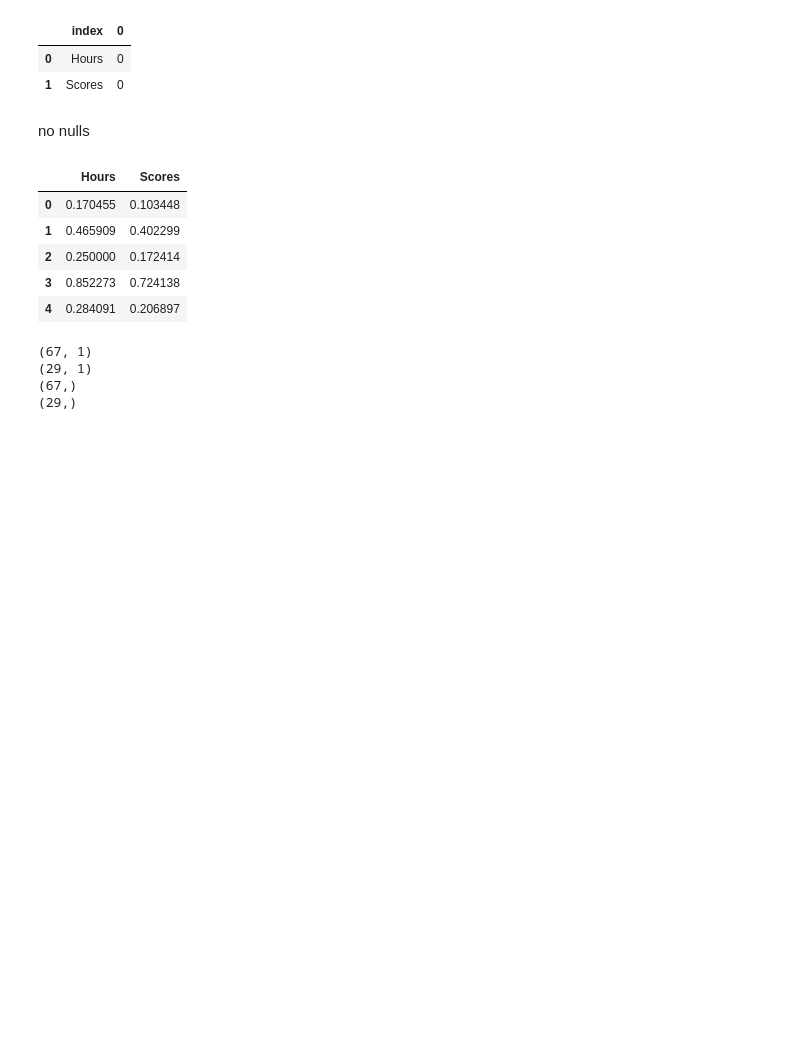
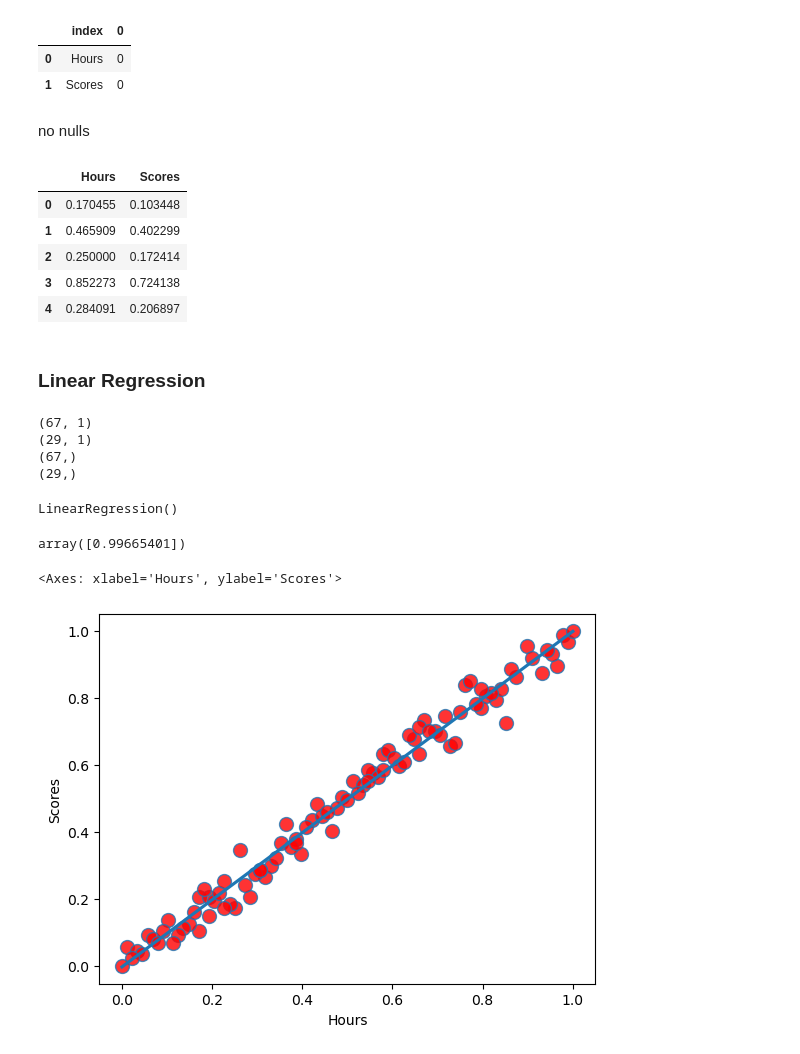
Before and after one commit to omarelwaliely/datascience, a Jupyter notebook: summer_practice/data_engineering.ipynb, the cells around one changed output. Cells and saved outputs as stored; diff of their text form; code cells hidden in the pictures; blank space fills up the shorter version.

```diff
--- a/summer_practice/data_engineering.ipynb
+++ b/summer_practice/data_engineering.ipynb
@@ -424,6 +685,8 @@ students_df.head()
 | 2 | 0.250000 | 0.172414 |
 | 3 | 0.852273 | 0.724138 |
 | 4 | 0.284091 | 0.206897 |
+# %% [markdown]
+### Linear Regression
 # %%
 X = students_df.iloc[:,:-1].values
 y = students_df.iloc[:,1].values
@@ -438,3 +701,17 @@ print(y_test.shape)
 (29, 1)
 (67,)
 (29,)
+# %%
+regressor = LinearRegression()
+regressor.fit(X_train, y_train)
+# %% [output]
+LinearRegression()
+# %%
+regressor.coef_
+# %% [output]
+array([0.99665401])
+# %%
+sns.regplot(x='Hours', y='Scores', data=students_df, ci=None, scatter_kws={'s':100, 'facecolor':'red'})
+# %% [output]
+<Axes: xlabel='Hours', ylabel='Scores'>
+[figure, added]
```
Also changed, not shown: parts of 31 cells of this notebook.
